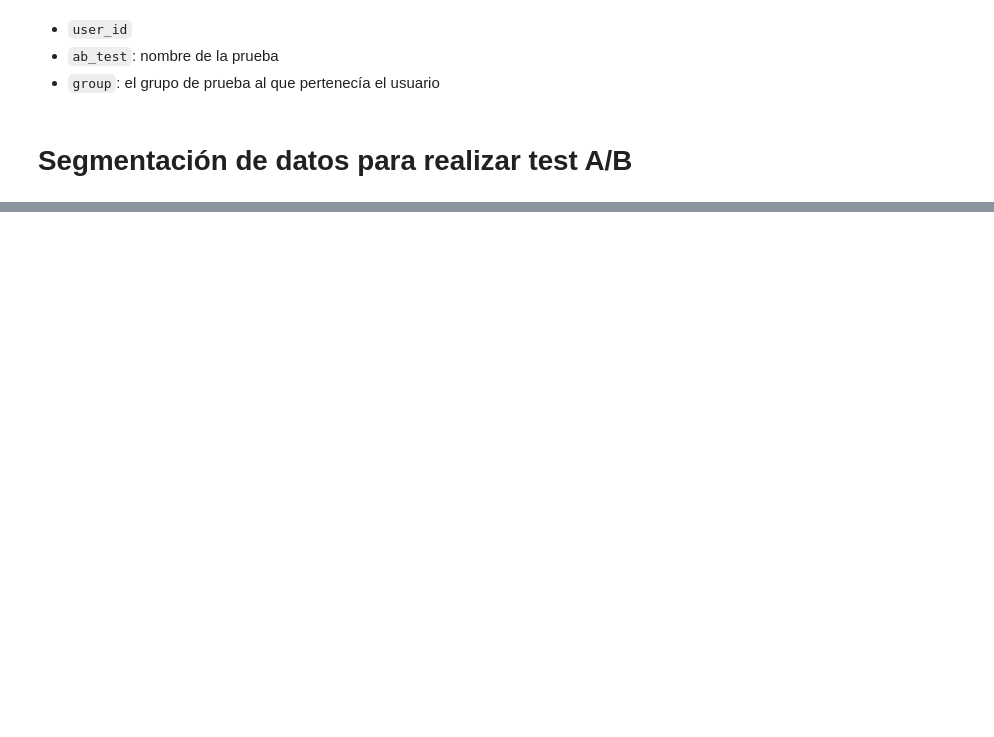
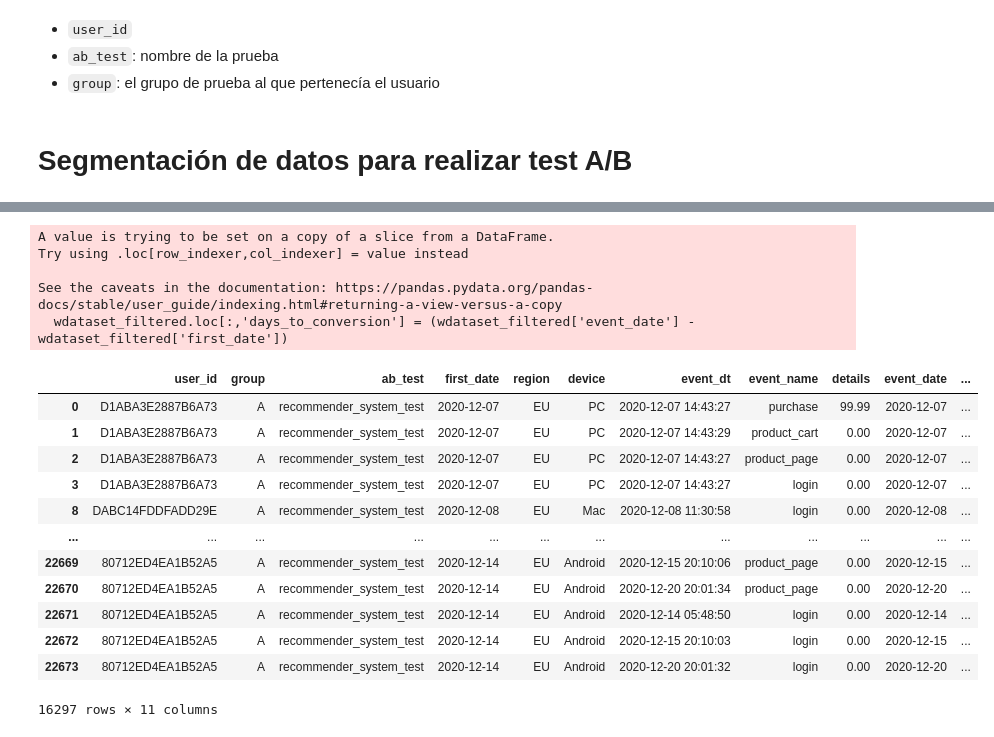
Before and after one commit to Alop89/integral_project, a Jupyter notebook: a_b_test/a_b_test.ipynb, the cells around one changed output, grey strips where cells are left out. Saved outputs shown, nothing was run; the diff lists cells and outputs as text; code cells hidden in the pictures; blank space fills up the shorter version.

Commit message:
Unión de datasets para trabajo y exploración

```diff
--- a/a_b_test/a_b_test.ipynb
+++ b/a_b_test/a_b_test.ipynb
@@ -236,0 +271,9 @@ Se requieren los datos que cumplan con las siguientes condiciones:
+# %%
+# Generación de dataset de trabajo con las columnas requeridas
+
+wdataset = pd.merge(final_ab_participants_data, final_ab_new_events_data, on='user_id', how = 'inner')
+wdataset = pd.merge(wdataset, final_ab_events_data, on = 'user_id', how = 'inner')
+
+# Generación de columna con día del evento
+wdataset['event_date'] = wdataset['event_dt'].dt.date
+wdataset
@@ -236,0 +306,8 @@ Se requieren los datos que cumplan con las siguientes condiciones:
+# %%
+# Filtrado de datos tomando en cuenta los requerimientos del estudio
+
+wdataset_filtered = wdataset[(wdataset['ab_test'] == 'recommender_system_test') &
+                             (wdataset['first_date'] <= '2020-12-18') &
+                             (wdataset['region'] == 'EU')]
+
+wdataset_filtered
@@ -236,0 +328,4 @@ Se requieren los datos que cumplan con las siguientes condiciones:
+# %%
+# Se crea una columna para calcular el tiempo de conversión entre 'first_date' y 'event_date'
+wdataset_filtered['event_date'] = pd.to_datetime(wdataset_filtered['event_date'])
+wdataset_filtered.info()
@@ -236,0 +355,23 @@ Se requieren los datos que cumplan con las siguientes condiciones:
+# %%
+wdataset_filtered.loc[:,'days_to_conversion'] = (wdataset_filtered['event_date'] - wdataset_filtered['first_date'])
+wdataset_filtered.loc[:,'days_to_conversion'] = wdataset_filtered['days_to_conversion'].dt.days.astype('int')
+wdataset_filtered
+# %% [output]
+A value is trying to be set on a copy of a slice from a DataFrame.
+Try using .loc[row_indexer,col_indexer] = value instead
+
+See the caveats in the documentation: https://pandas.pydata.org/pandas-docs/stable/user_guide/indexing.html#returning-a-view-versus-a-copy
+  wdataset_filtered.loc[:,'days_to_conversion'] = (wdataset_filtered['event_date'] - wdataset_filtered['first_date'])
+|  | user_id | group | ab_test | first_date | region | device | event_dt | event_name | details | event_date | ... |
+| 0 | D1ABA3E2887B6A73 | A | recommender_system_test | 2020-12-07 | EU | PC | 2020-12-07 14:43:27 | purchase | 99.99 | 2020-12-07 | ... |
+| 1 | D1ABA3E2887B6A73 | A | recommender_system_test | 2020-12-07 | EU | PC | 2020-12-07 14:43:29 | product_cart | 0.00 | 2020-12-07 | ... |
+| 2 | D1ABA3E2887B6A73 | A | recommender_system_test | 2020-12-07 | EU | PC | 2020-12-07 14:43:27 | product_page | 0.00 | 2020-12-07 | ... |
+| 3 | D1ABA3E2887B6A73 | A | recommender_system_test | 2020-12-07 | EU | PC | 2020-12-07 14:43:27 | login | 0.00 | 2020-12-07 | ... |
+| 8 | DABC14FDDFADD29E | A | recommender_system_test | 2020-12-08 | EU | Mac | 2020-12-08 11:30:58 | login | 0.00 | 2020-12-08 | ... |
+| ... | ... | ... | ... | ... | ... | ... | ... | ... | ... | ... | ... |
+| 22669 | 80712ED4EA1B52A5 | A | recommender_system_test | 2020-12-14 | EU | Android | 2020-12-15 20:10:06 | product_page | 0.00 | 2020-12-15 | ... |
+| 22670 | 80712ED4EA1B52A5 | A | recommender_system_test | 2020-12-14 | EU | Android | 2020-12-20 20:01:34 | product_page | 0.00 | 2020-12-20 | ... |
+| 22671 | 80712ED4EA1B52A5 | A | recommender_system_test | 2020-12-14 | EU | Android | 2020-12-14 05:48:50 | login | 0.00 | 2020-12-14 | ... |
+| 22672 | 80712ED4EA1B52A5 | A | recommender_system_test | 2020-12-14 | EU | Android | 2020-12-15 20:10:03 | login | 0.00 | 2020-12-15 | ... |
+| 22673 | 80712ED4EA1B52A5 | A | recommender_system_test | 2020-12-14 | EU | Android | 2020-12-20 20:01:32 | login | 0.00 | 2020-12-20 | ... |
+16297 rows × 11 columns
```
Also changed, not shown: parts of 17 cells of this notebook.
